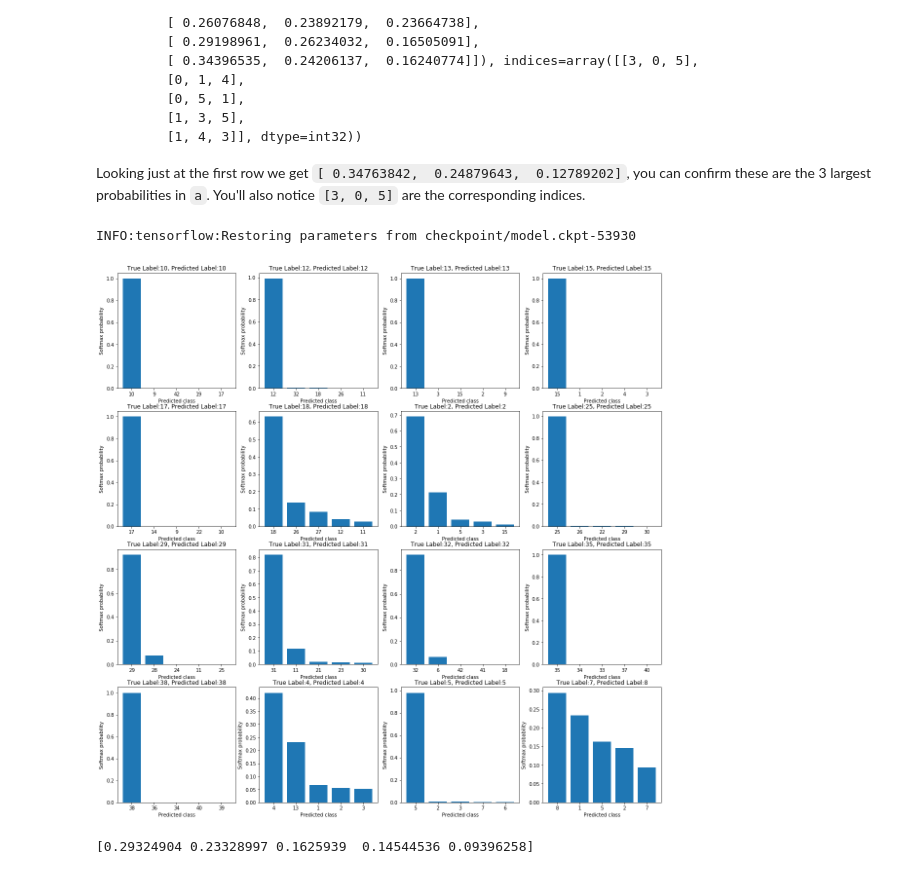
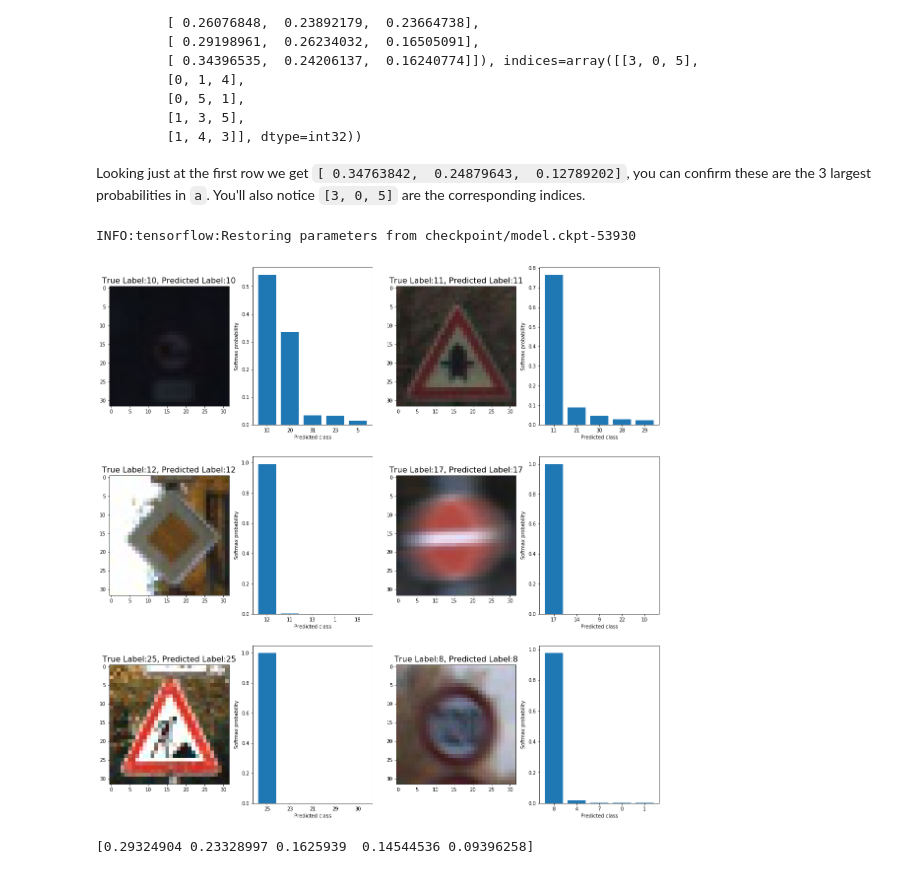
Before and after one commit to RockWenJJ/Udacity_TrafficSignClassifier, a Jupyter notebook: Traffic_Sign_Classifier.ipynb, the cells around one changed output. Saved outputs shown, nothing was run; the diff lists cells and outputs as text; code cells hidden in the pictures.

```diff
--- a/Traffic_Sign_Classifier.ipynb
+++ b/Traffic_Sign_Classifier.ipynb
@@ -473,9 +472,3 @@ import cv2
-# %%
-for i in range(50):
-    image = X_test[i+1000,:,:,:]
-    image = cv2.cvtColor(image, cv2.COLOR_BGR2RGB)
-    image_name = "images/%d.jpg"%(y_test[i+1000])
-    cv2.imwrite(image_name, image)
 # %%
 ### Load the images and plot them here.
 ### Feel free to use as many code cells as needed.
@@ -522,8 +515,8 @@ Predicted accuracy : 93.75%
 # %%
-f, axes = plt.subplots(4, 4, figsize = (20, 20))
+f, axes = plt.subplots(3, 2, figsize = (20, 20))
 for i in range(len(images)):
-    row = int(i/4)
-    col = int(i%4)
+    row = int(i/2)
+    col = int(i%2)
     axes[row][col].imshow(images[i])
     axes[row][col].set_title("True Label:%d, Predicted Label:%d"%(labels_list[i], predict_test[i]), fontsize = 16)
 plt.show()
@@ -580,27 +575,32 @@ Looking just at the first row we get `[ 0.34763842,  0.24879643,  0.12789202]`,
 # %%
 ### Print out the top five softmax probabilities for the predictions on the German traffic sign images found on the web.
 ### Feel free to use as many code cells as needed.
 topK = tf.nn.top_k(tf.nn.softmax(logits), k = 5)
 
 with tf.Session(config=config) as sess:
     saver.restore(sess, ckpt)
     feed_test = {inputs: inputs_test, keep_prob:1.0}
     topK_test = sess.run(topK, feed_dict = feed_test)
 
-f, axes = plt.subplots(4, 4, figsize = (20, 20))
-for i in range(len(images)):
-    row = int(i/4)
-    col = int(i%4)
-    plt.subplot(axes[row][col])
-    plt.xticks(range(5), list(topK_test.indices[i]))
-    plt.xlabel("Predicted class")
-    plt.ylabel("Softmax probability")
-    plt.bar(range(5), topK_test.values[i])
-    axes[row][col].set_title("True Label:%d, Predicted Label:%d"%(labels_list[i], predict_test[i]), fontsize = 12)
+f, axes = plt.subplots(3, 4, figsize = (20, 20))
+for i in range(12):
+    if i%2==0:
+        row = int(i/4)
+        col = int(i%4)
+        axes[row][col].imshow(images[int(i/2)])
+        axes[row][col].set_title("True Label:%d, Predicted Label:%d"%(labels_list[int(i/2)], predict_test[int(i/2)]), fontsize = 16)
+    else:
+        row = int(i/4)
+        col = int(i%4)
+        plt.subplot(axes[row][col])
+        plt.xticks(range(5), list(topK_test.indices[int(i/2)]))
+        plt.xlabel("Predicted class")
+        plt.ylabel("Softmax probability")
+        plt.bar(range(5), topK_test.values[int(i/2)])
 plt.show()
 # %% [output]
 INFO:tensorflow:Restoring parameters from checkpoint/model.ckpt-53930
-[figure, old version]
+[figure, new version]
 # %%
 print(topK_test.values[i])
 # %% [output]
```
Also changed, not shown: parts of 9 cells of this notebook, 21 other files.
